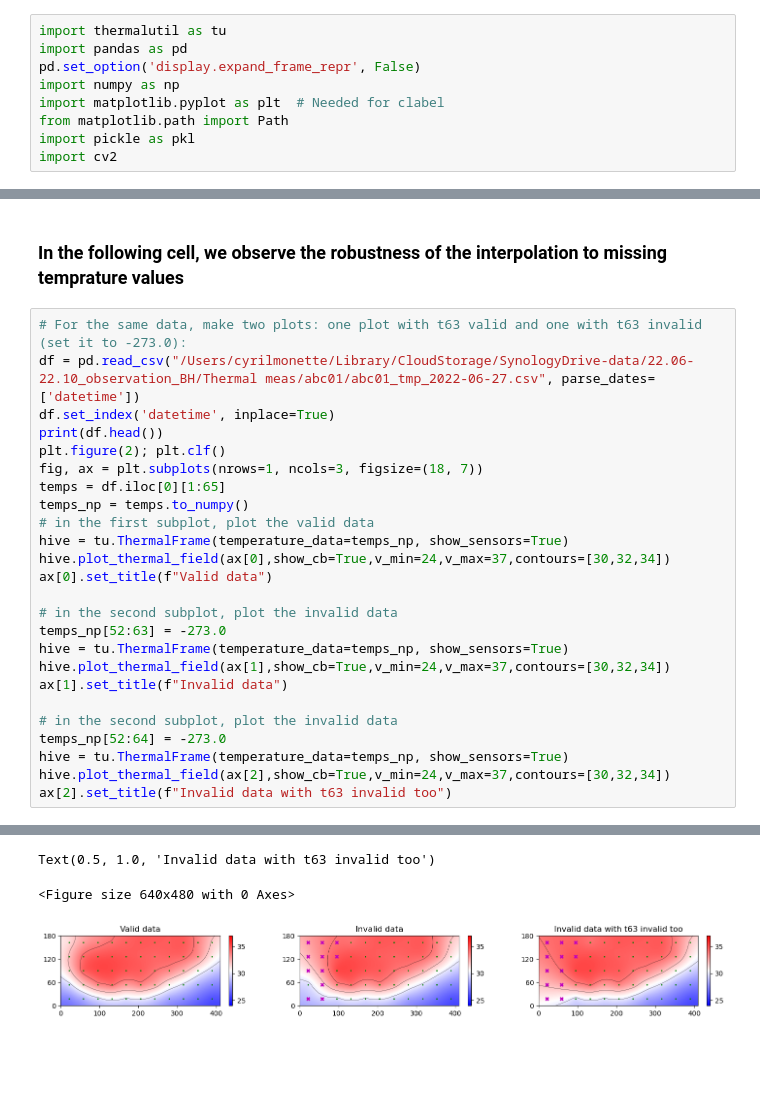
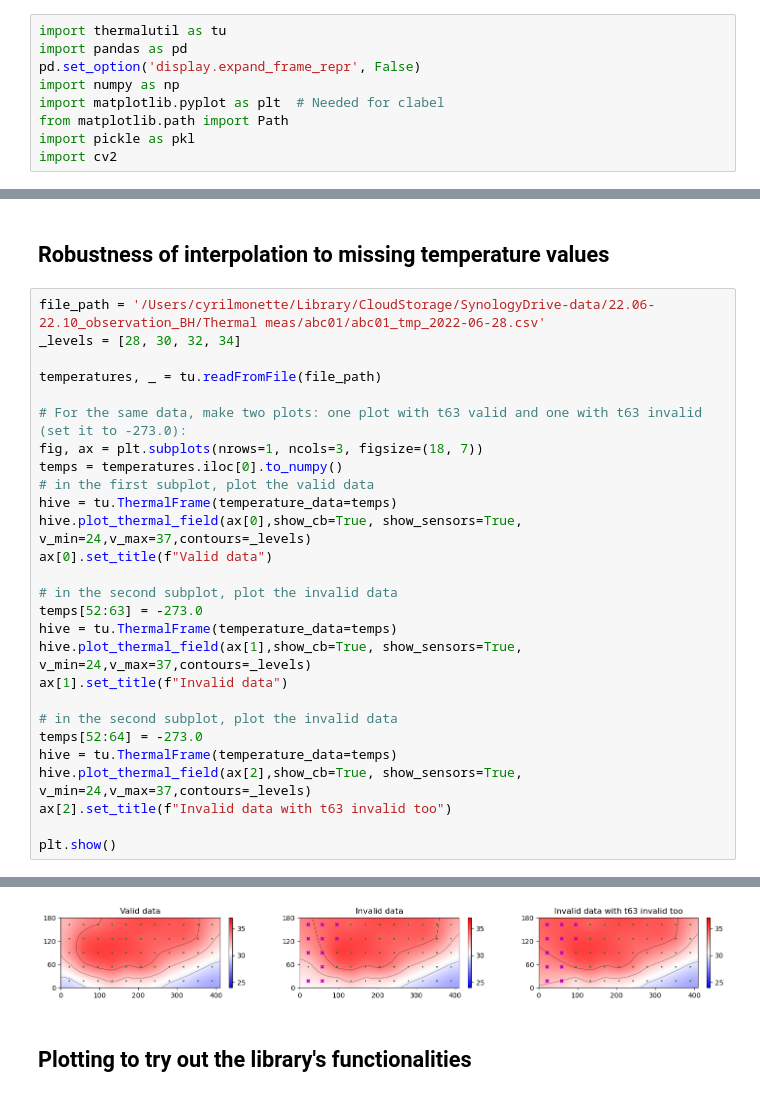
Before and after one commit to epfl-mobots/ABCThermalPlots, a Jupyter notebook: sandbox.ipynb, the cells around one changed output, grey strips where cells are left out. Cells and saved outputs as stored; diff of their text form; blank space fills up the shorter version.

```diff
--- a/sandbox.ipynb
+++ b/sandbox.ipynb
@@ -211,28 +97,30 @@ Max temp at 132, 53 for row 30000 [tmax = 40.007312364498326]
 # %% [markdown]
-### In the following cell, we observe the robustness of the interpolation to missing temprature values
+## Robustness of interpolation to missing temperature values
 # %%
+file_path = '/Users/cyrilmonette/Library/CloudStorage/SynologyDrive-data/22.06-22.10_observation_BH/Thermal meas/abc01/abc01_tmp_2022-06-28.csv'
+_levels = [28, 30, 32, 34]
+
+temperatures, _ = tu.readFromFile(file_path)
+
 # For the same data, make two plots: one plot with t63 valid and one with t63 invalid (set it to -273.0):
-df = pd.read_csv("/Users/cyrilmonette/Library/CloudStorage/SynologyDrive-data/22.06-22.10_observation_BH/Thermal meas/abc01/abc01_tmp_2022-06-27.csv", parse_dates=['datetime'])
-df.set_index('datetime', inplace=True)
-print(df.head())
-plt.figure(2); plt.clf()
 fig, ax = plt.subplots(nrows=1, ncols=3, figsize=(18, 7))
-temps = df.iloc[0][1:65]
-temps_np = temps.to_numpy()
+temps = temperatures.iloc[0].to_numpy()
 # in the first subplot, plot the valid data
-hive = tu.ThermalFrame(temperature_data=temps_np, show_sensors=True)
-hive.plot_thermal_field(ax[0],show_cb=True,v_min=24,v_max=37,contours=[30,32,34])
+hive = tu.ThermalFrame(temperature_data=temps)
+hive.plot_thermal_field(ax[0],show_cb=True, show_sensors=True, v_min=24,v_max=37,contours=_levels)
 ax[0].set_title(f"Valid data")
 
 # in the second subplot, plot the invalid data
-temps_np[52:63] = -273.0
-hive = tu.ThermalFrame(temperature_data=temps_np, show_sensors=True)
-hive.plot_thermal_field(ax[1],show_cb=True,v_min=24,v_max=37,contours=[30,32,34])
+temps[52:63] = -273.0
+hive = tu.ThermalFrame(temperature_data=temps)
+hive.plot_thermal_field(ax[1],show_cb=True, show_sensors=True, v_min=24,v_max=37,contours=_levels)
 ax[1].set_title(f"Invalid data")
 
 # in the second subplot, plot the invalid data
-temps_np[52:64] = -273.0
-hive = tu.ThermalFrame(temperature_data=temps_np, show_sensors=True)
-hive.plot_thermal_field(ax[2],show_cb=True,v_min=24,v_max=37,contours=[30,32,34])
+temps[52:64] = -273.0
+hive = tu.ThermalFrame(temperature_data=temps)
+hive.plot_thermal_field(ax[2],show_cb=True, show_sensors=True, v_min=24,v_max=37,contours=_levels)
 ax[2].set_title(f"Invalid data with t63 invalid too")
+
+plt.show()
 # %% [output]
@@ -248,3 +127,3 @@ datetime
-Text(0.5, 1.0, 'Invalid data with t63 invalid too')
-<Figure size 640x480 with 0 Axes>
-[figure, old version]
+[figure, new version]
+# %% [markdown]
+## Plotting to try out the library's functionalities
```
Also changed, not shown: parts of 12 cells of this notebook, 1 other file.
